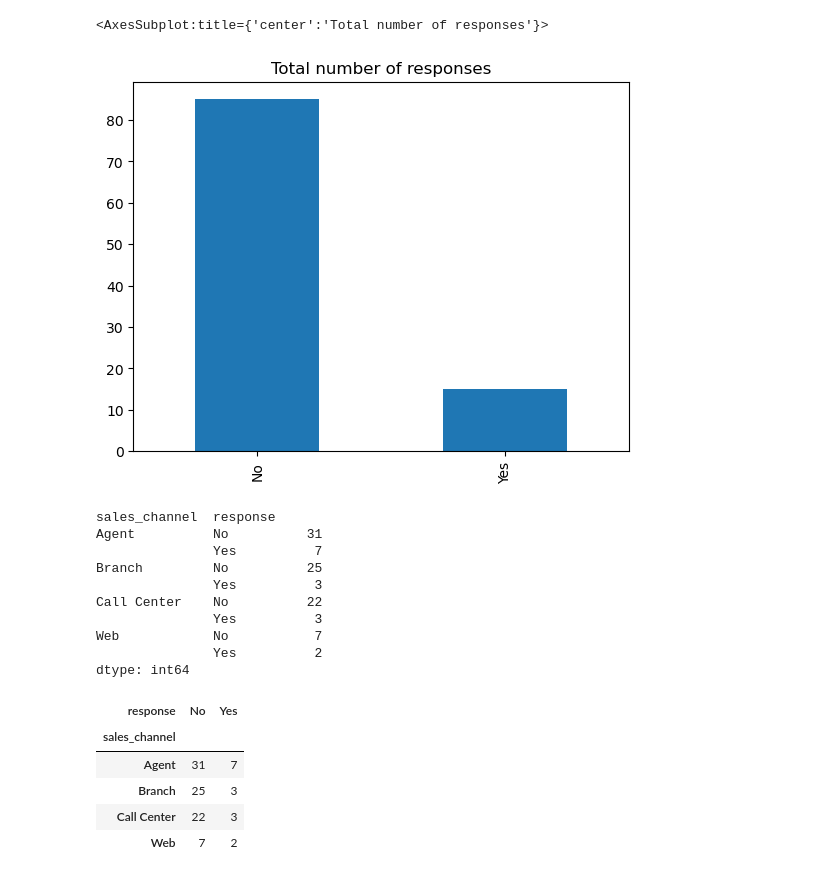
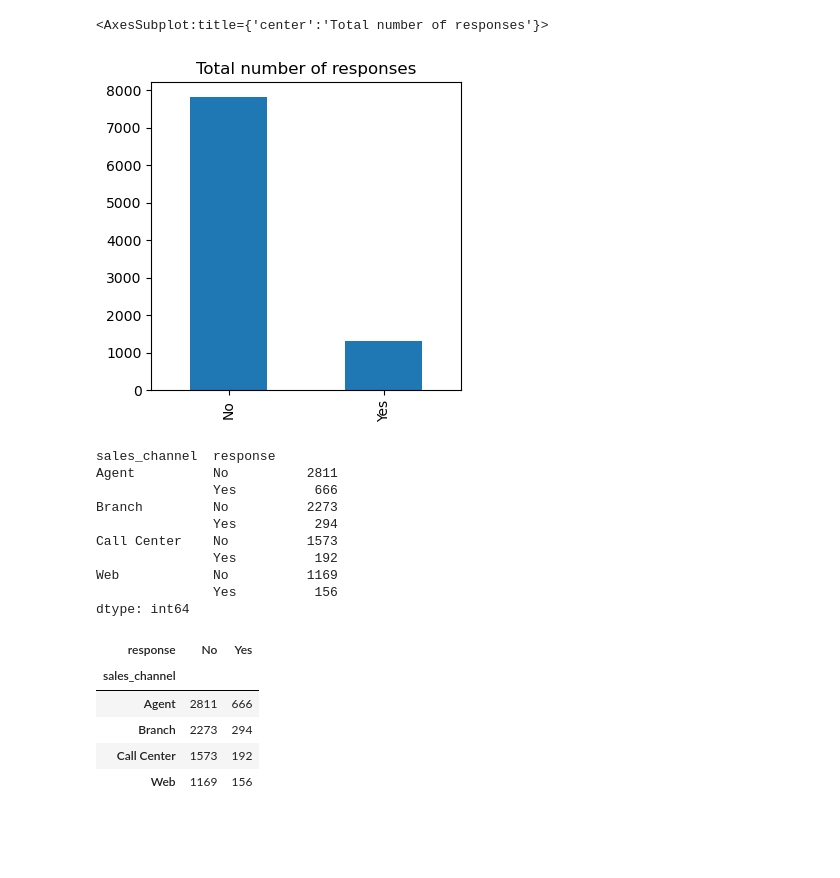
Before and after one commit to suphawadeeth/lab-customer-analysis-round-3, a Jupyter notebook: lab-customer-analysis-round-3.ipynb, the cells around one changed output. Cells and saved outputs as stored; diff of their text form; code cells hidden in the pictures; blank space fills up the shorter version.

```diff
--- a/lab-customer-analysis-round-3.ipynb
+++ b/lab-customer-analysis-round-3.ipynb
@@ -9,7 +9,7 @@ import matplotlib.pyplot as plt
 import seaborn as sns
 %matplotlib inline
 # %%
-df = pd.read_csv("marketing_customer_analysis.csv", nrows=100)
+df = pd.read_csv("/Users/kt/Desktop/Ironhack/unit-1/week-2/lab-customer-analysis-round-3/files_for_lab/csv_files/marketing_customer_analysis.csv")
 # %%
 # Standardize the names of columns
 df.columns = [df.columns[i].lower().replace(' ', '_') for i in range(len(df.columns))]
@@ -60,23 +61,24 @@ plt.show()
 # %%
 # Show a plot of the total number of responses.
 # The shortest line
-df["response"].value_counts().plot.bar(x="Response", y="Count", title="Total number of responses")
+df["response"].value_counts().plot.bar(x="Response", y="Count", title="Total number of responses", figsize=(4,4))
 # %% [output]
 <AxesSubplot:title={'center':'Total number of responses'}>
-[figure, old version]
+[figure, new version]
 # %%
+# to understand data
 df2 = df.groupby(['sales_channel','response']).size()
 df2
 # %% [output]
 sales_channel  response
-Agent          No          31
-               Yes          7
-Branch         No          25
-               Yes          3
-Call Center    No          22
-               Yes          3
-Web            No           7
-               Yes          2
+Agent          No          2811
+               Yes          666
+Branch         No          2273
+               Yes          294
+Call Center    No          1573
+               Yes          192
+Web            No          1169
+               Yes          156
 dtype: int64
 # %%
 df2 = df2.unstack()
@@ -84,7 +86,7 @@ df2
 # %% [output]
 | response | No | Yes |
 | sales_channel |  |  |
-| Agent | 31 | 7 |
-| Branch | 25 | 3 |
-| Call Center | 22 | 3 |
-| Web | 7 | 2 |
+| Agent | 2811 | 666 |
+| Branch | 2273 | 294 |
+| Call Center | 1573 | 192 |
+| Web | 1169 | 156 |
```
Also changed, not shown: parts of 49 cells of this notebook, 1 other file.
